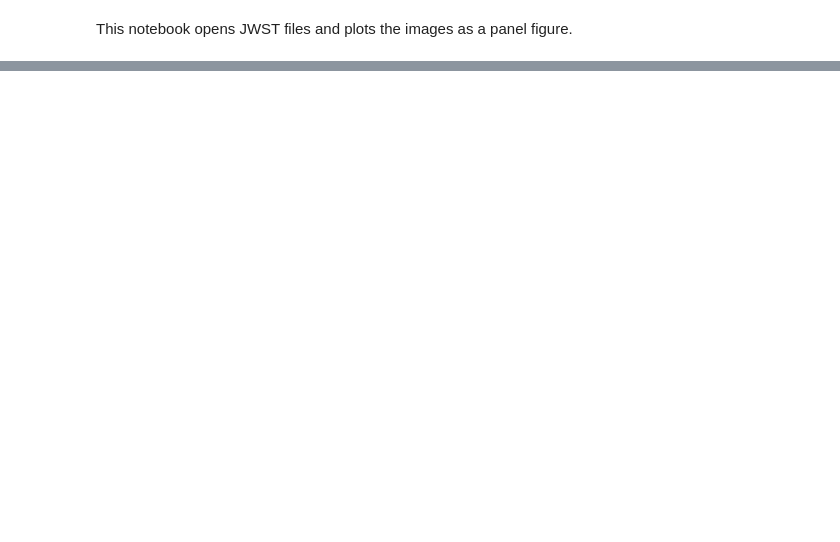
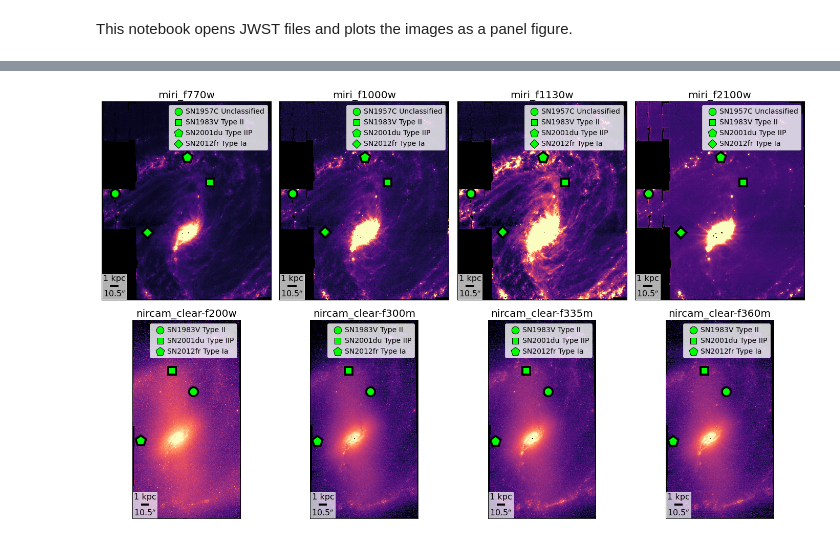
Before and after one commit to NessMayker/SNeJWST, a Jupyter notebook: Code/0.JWST_NGC1365_PanelMockUp.ipynb, the cells around one changed output, grey strips where cells are left out. Saved outputs shown, nothing was run; the diff lists cells and outputs as text; code cells hidden in the pictures; blank space fills up the shorter version.

Commit message:
finished first draft of zoom panels for 1365

```diff
--- a/Code/0.JWST_NGC1365_PanelMockUp.ipynb
+++ b/Code/0.JWST_NGC1365_PanelMockUp.ipynb
@@ -58,11 +72,12 @@ data = Table.read(SN_Sample_File, format='csv')
 import matplotlib.pyplot as plt
 import astropy.io.fits as pyfits
 from astropy.wcs import WCS
-plots, wcss, hdus, names, types, ras, decs, xs, ys, maps, nax1s, nax2s = [],[],[],[],[],[],[],[],[],[],[],[]
+plots, wcss, hdus, names, types, ras, decs, xs, ys, maps, nax1s, nax2s, cds, dist = [],[],[],[],[],[],[],[],[],[],[],[],[],[]
+scalebars=[]
 
 for i in range(len(fileNames)):
     if os.path.isfile(fileNames[i]):
-        ns, ts, rs, ds, xcs, ycs, ms, n1s, n2s = check_in_image(data['RA dds'], data['Dec dds'], data['Name'], data['Type'], fileNames[i])
+        ns, ts, rs, ds, xcs, ycs, ms, n1s, n2s, cd, d, t = check_in_image(data['RA dds'], data['Dec dds'], data['Name'], data['Type'], fileNames[i])
         names.append(ns)
         types.append(ts)
         ras.append(rs)
@@ -72,11 +87,19 @@ for i in range(len(fileNames)):
         maps.append(ms)
         nax1s.append(n1s)
         nax2s.append(n2s)
+        cds.append(cd)
+        dist.append(d)
         JWST_hdu = pyfits.open(fileNames[i])
         hdus.append(JWST_hdu)
         JWST_map = JWST_hdu[1].data
         plots.append(JWST_map)
         wcss.append(WCS(JWST_hdu[1].header, naxis=2))
-
-current_cmap = plt.get_cmap("magma")
-current_cmap.set_bad("black")
+        cdelt_as = cd * 3600
+        t_as     = t  * 3600
+        t_as = np.round(t_as,1)
+#         cdelt_pc = d * 10**6 * np.tan(cd*np.pi/180)
+#         sb = ScaleBar(cdelt_pc,"m",dimension="si-length",label="1 kpc",length_fraction=None,fixed_value=1000,
+#                       location="lower right",color='white',pad=None, box_alpha=0, font_properties=font, scale_loc = None)
+        sb = ScaleBar(cdelt_as,"''",dimension="angle",label="1 kpc",length_fraction=None,fixed_value=t_as,
+                      location="lower left",color='black',pad=0.2, box_alpha=0.7, font_properties=font, scale_loc = None)
+        scalebars.append(sb)
@@ -136,0 +147,38 @@ plt.close()
+# %%
+# make multipanel plot
+
+import math
+i,j,m=0,0,0
+PLOTS_PER_ROW = 4
+fig, axs = plt.subplots(math.ceil(len(plots)/PLOTS_PER_ROW),PLOTS_PER_ROW, figsize=(30, 15))
+
+for plot in plots:
+
+    xArr, yArr = wcss[m].wcs_world2pix(ras[m],decs[m],0)
+
+    logplot = np.log10(plot)
+    axs[i][j].imshow(logplot, cmap=current_cmap, aspect="equal",
+                     origin = "lower", interpolation = "nearest",
+                    vmin=np.log10(vmm[m][0]), vmax=np.log10(vmm[m][1]))
+    axs[i][j].set_title(imgs[m], fontsize=20)
+    axs[i][j].set_xticks([])
+    axs[i][j].set_yticks([])
+
+    for n in range(len(decs[m])):
+        axs[i][j].scatter(xArr[n], yArr[n], color = "black", marker = markerShapes[n], s = markerEdges[n], zorder=2)
+        axs[i][j].scatter(xArr[n], yArr[n], color = "lime", marker = markerShapes[n], s = markerSizes[n], edgecolor="black", label = legendLabels[m][n], zorder = 2)
+    axs[i][j].legend(loc="best", fontsize=14, handletextpad=0.007)
+    axs[i][j].add_artist(scalebars[m])
+
+    j+=1
+    if j%PLOTS_PER_ROW==0:
+        i+=1
+        j=0
+    m+=1
+
+plt.subplots_adjust(wspace=-0.45, hspace=0.1)
+plt.show()
+fig.savefig("../Figures/NGC1365allPanels.png", dpi=300)
+plt.close()
+# %% [output]
+[figure, added]
```
Also changed, not shown: parts of 11 cells of this notebook, 10 other files.
